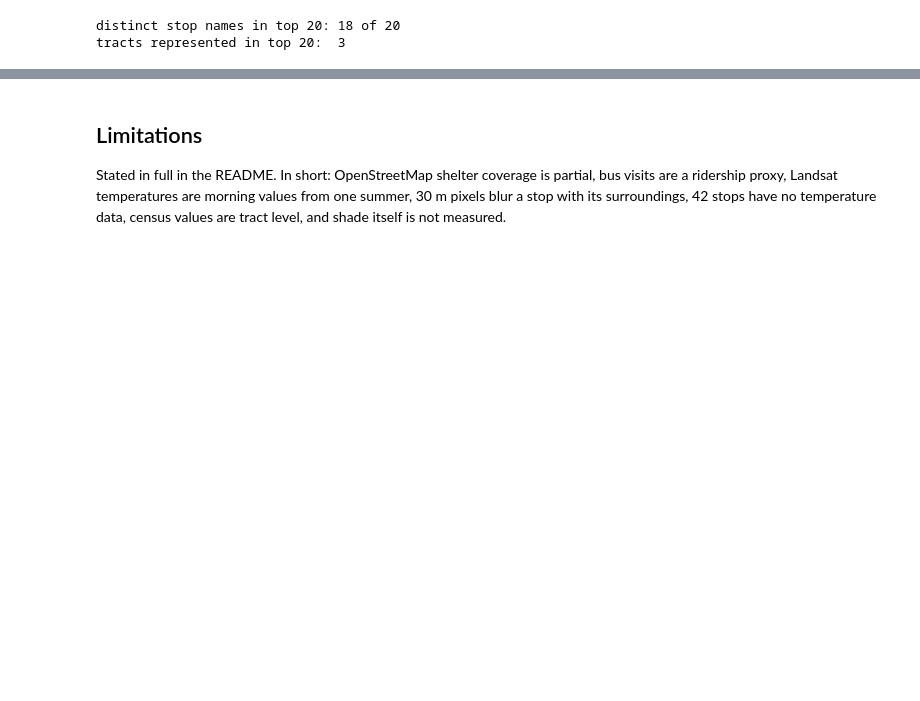
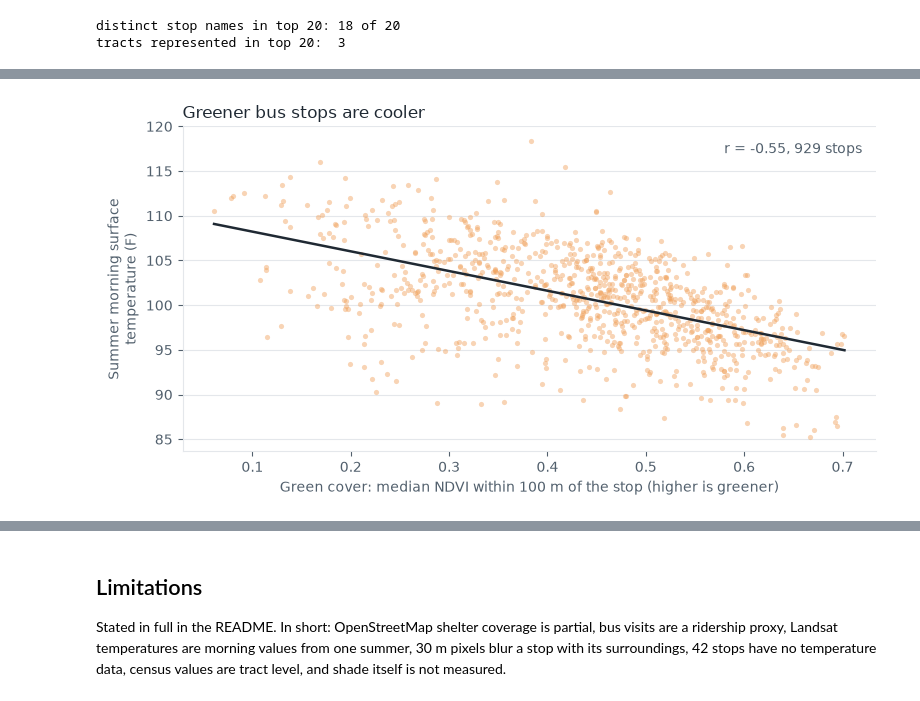
Before and after one commit to JonathanKash/ShadeMap, a Jupyter notebook: analysis.ipynb, the cells around one changed output, grey strips where cells are left out. Cells and saved outputs as stored; diff of their text form; code cells hidden in the pictures; blank space fills up the shorter version.

```diff
--- a/analysis.ipynb
+++ b/analysis.ipynb
@@ -272,0 +280,14 @@ is context only and is not part of the score.
+# %%
+canopy = pd.read_csv(ROOT / "outputs" / "stop_canopy.csv", dtype={"stop_id": str},
+                     usecols=["stop_id", "mean_ndvi", "pct_green"])
+veg = df.merge(canopy, on="stop_id", how="left", validate="one_to_one")
+veg = veg[veg["pixel_count"].fillna(0).gt(0) & veg["mean_lst_c"].notna()].copy()
+veg["mean_lst_f"] = veg["mean_lst_c"] * 9 / 5 + 32
+print(f"stops with both temperature and NDVI: {len(veg)} of {len(df)}")
+assert veg["mean_ndvi"].notna().all() and veg["mean_ndvi"].between(-1, 1).all()
+
+pearson = veg["mean_ndvi"].corr(veg["mean_lst_c"])
+spearman = veg["mean_ndvi"].rank().corr(veg["mean_lst_c"].rank())
+slope_c_per_tenth = np.polyfit(veg["mean_ndvi"], veg["mean_lst_c"], 1)[0] * 0.1
+print(f"correlation of NDVI with temperature: Pearson {pearson:.2f}, Spearman {spearman:.2f}")
+print(f"each +0.1 NDVI goes with {slope_c_per_tenth:.2f} C ({slope_c_per_tenth * 9 / 5:.2f} F) in stop temperature")
@@ -272,0 +316,16 @@ is context only and is not part of the score.
+# %%
+fig, ax = plt.subplots(figsize=(8, 4.2))
+ax.scatter(veg["mean_ndvi"], veg["mean_lst_f"], s=14, color=BAR, alpha=0.45, linewidths=0)
+b1, b0 = np.polyfit(veg["mean_ndvi"], veg["mean_lst_f"], 1)
+xs = np.array([veg["mean_ndvi"].min(), veg["mean_ndvi"].max()])
+ax.plot(xs, b0 + b1 * xs, color=INK, linewidth=1.8)
+ax.set_xlabel("Green cover: median NDVI within 100 m of the stop (higher is greener)")
+ax.set_ylabel("Summer morning surface\ntemperature (F)")
+ax.set_title("Greener bus stops are cooler", loc="left", fontsize=12, color=INK)
+ax.text(0.98, 0.95, f"r = {pearson:.2f}, {len(veg)} stops", transform=ax.transAxes,
+        ha="right", va="top", color=MUTED)
+ax.grid(axis="x", visible=False)
+plt.tight_layout()
+plt.show()
+# %% [output]
+[figure, added]
```
Also changed, not shown: parts of 9 cells of this notebook, 2 other files.
